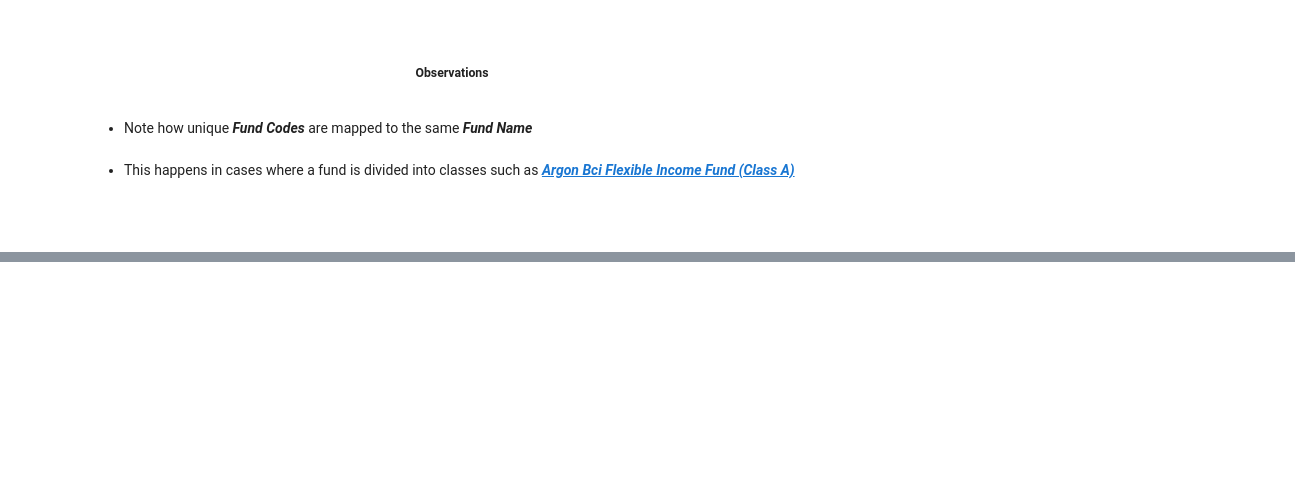
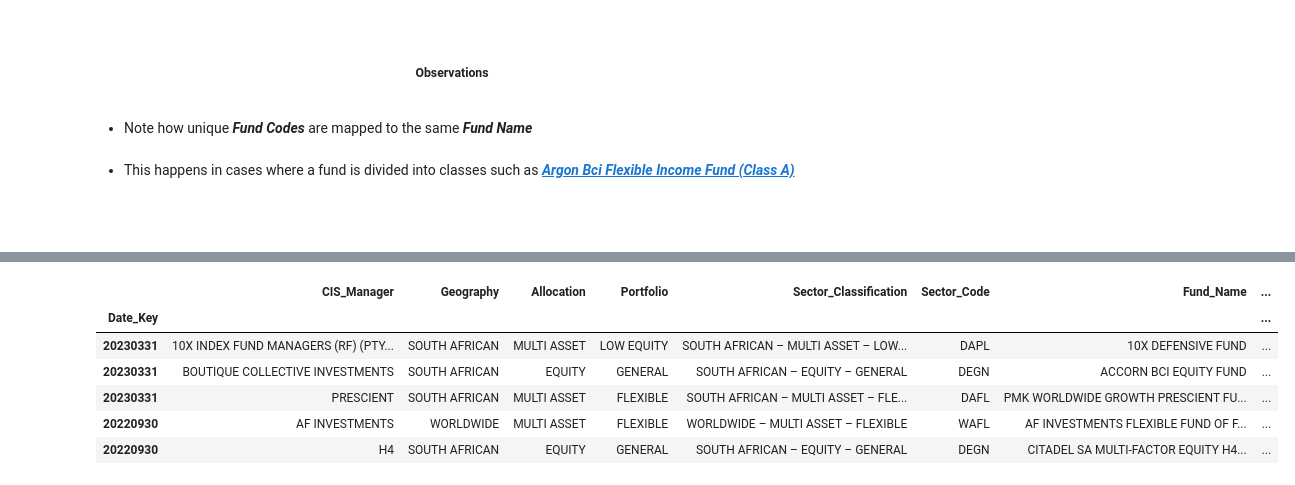
Before and after one commit to MondeAnna/data-ingestion, a Jupyter notebook: notebook/data_ingestion_prep_asisa_flows.ipynb, the cells around one changed output, grey strips where cells are left out. Cells and saved outputs as stored; diff of their text form; code cells hidden in the pictures; blank space fills up the shorter version.

```diff
--- a/notebook/data_ingestion_prep_asisa_flows.ipynb
+++ b/notebook/data_ingestion_prep_asisa_flows.ipynb
@@ -783,0 +828,17 @@ data_explorer.inconsistent_fund_code_multi_mapping(
+# %%
+cis_funds_cleaner = CISFundsCleaner(cis_funds_std)
+cis_funds = cis_funds_cleaner.cis_funds
+
+cis_funds_fund_data = cis_funds["funds_operational"]
+cis_funds_sector_data = cis_funds["sectors"]
+
+# ensures not whitespace in codes
+assert all(" " not in w for w in cis_funds_fund_data.Fund_Code.unique())
+assert all(" " not in w for w in cis_funds_sector_data.Sector_Code.unique())
+
+assert cis_funds_fund_data.size > cis_funds_sector_data.size
+
+pd.concat(
+    objs=[cis_funds_fund_data.head(), cis_funds_sector_data.head()],
+    axis="columns",
+).iloc[:4]
@@ -783,0 +859,15 @@ data_explorer.inconsistent_fund_code_multi_mapping(
+# %%
+analysis = analysis_cleaner.update(
+    analysis=analysis,
+    cis_funds=cis_funds,
+)
+
+analysis.iloc[[0, 132, 1223, 3425, 4121], :8]
+# %% [output]
+|  | CIS_Manager | Geography | Allocation | Portfolio | Sector_Classification | Sector_Code | Fund_Name | ... |
+| Date_Key |  |  |  |  |  |  |  | ... |
+| 20230331 | 10X INDEX FUND MANAGERS (RF) (PTY... | SOUTH AFRICAN | MULTI ASSET | LOW EQUITY | SOUTH AFRICAN – MULTI ASSET – LOW... | DAPL | 10X DEFENSIVE FUND | ... |
+| 20230331 | BOUTIQUE COLLECTIVE INVESTMENTS | SOUTH AFRICAN | EQUITY | GENERAL | SOUTH AFRICAN – EQUITY – GENERAL | DEGN | ACCORN BCI EQUITY FUND | ... |
+| 20230331 | PRESCIENT | SOUTH AFRICAN | MULTI ASSET | FLEXIBLE | SOUTH AFRICAN – MULTI ASSET – FLE... | DAFL | PMK WORLDWIDE GROWTH PRESCIENT FU... | ... |
+| 20220930 | AF INVESTMENTS | WORLDWIDE | MULTI ASSET | FLEXIBLE | WORLDWIDE – MULTI ASSET – FLEXIBLE | WAFL | AF INVESTMENTS FLEXIBLE FUND OF F... | ... |
+| 20220930 | H4 | SOUTH AFRICAN | EQUITY | GENERAL | SOUTH AFRICAN – EQUITY – GENERAL | DEGN | CITADEL SA MULTI-FACTOR EQUITY H4... | ... |
```
Also changed, not shown: parts of 10 cells of this notebook, 1 other file.
